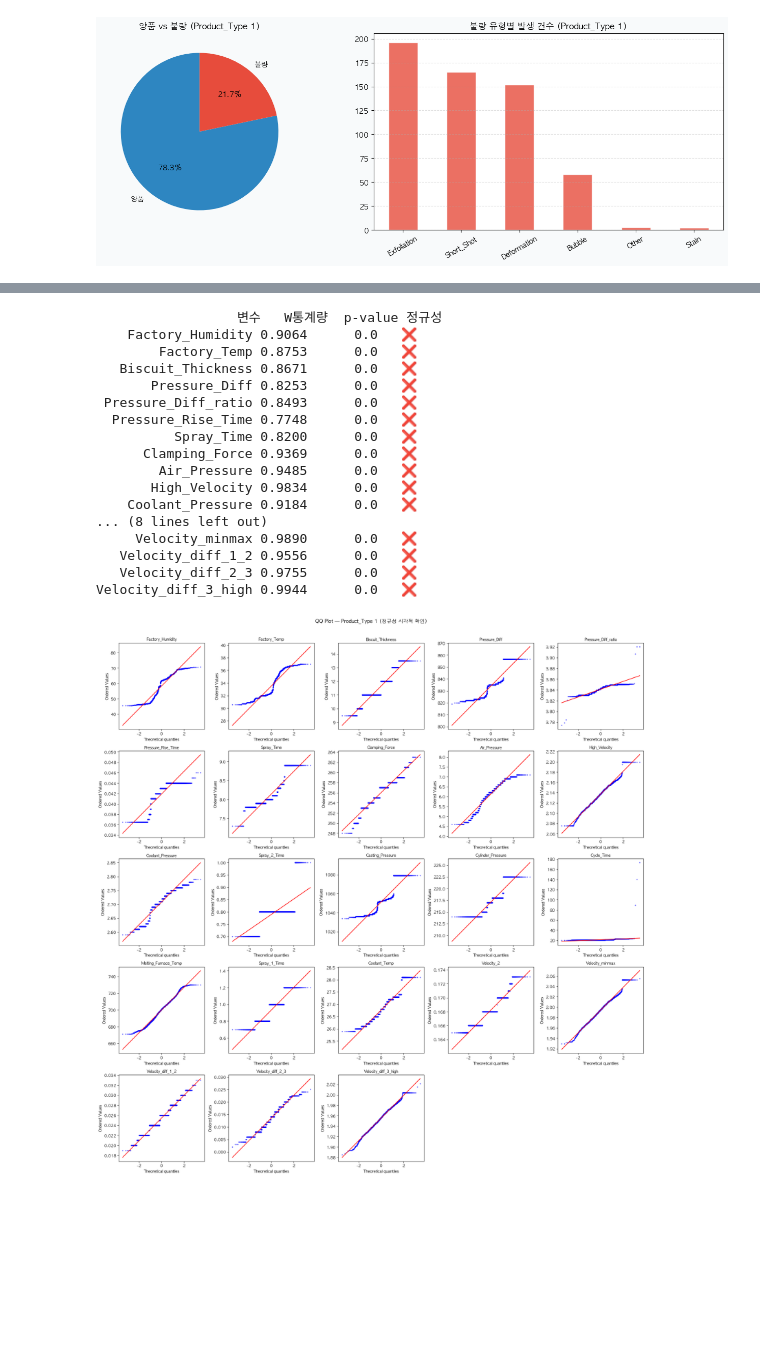
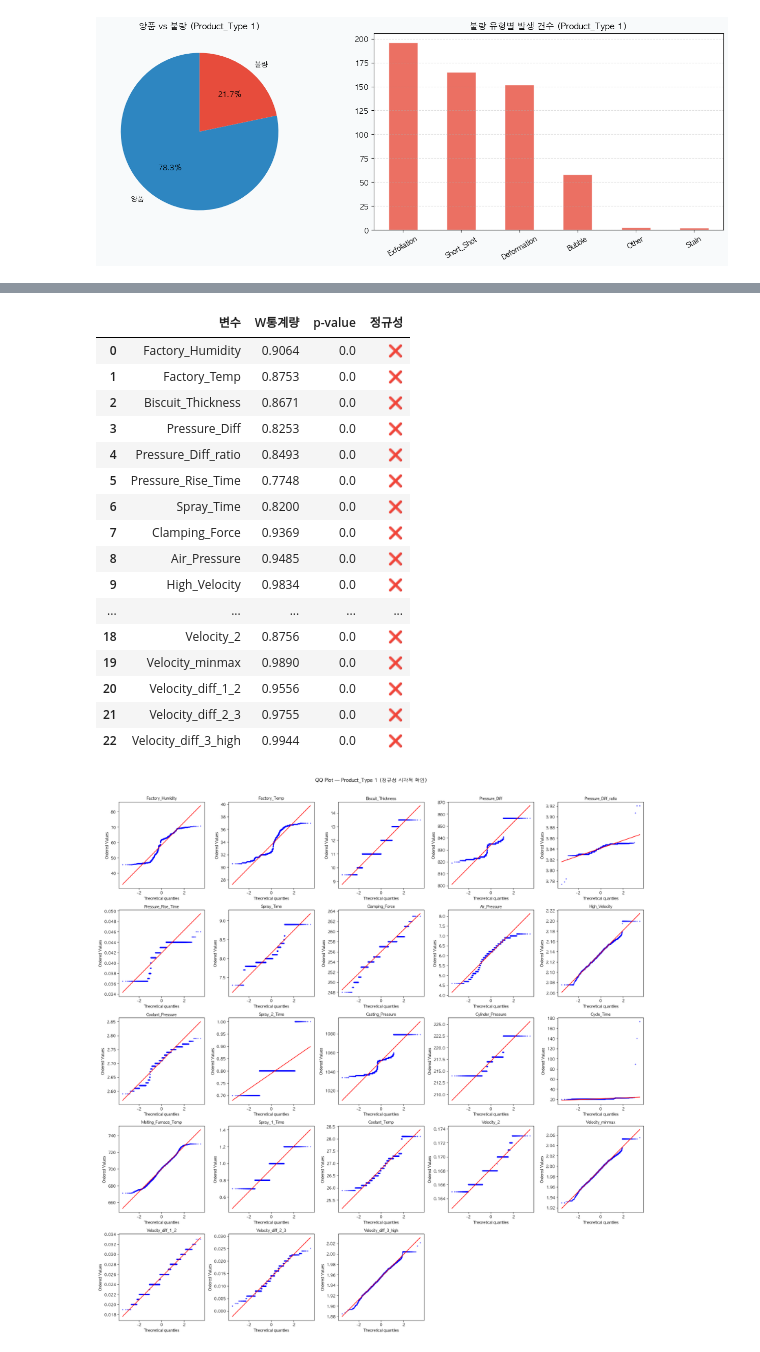
Before and after one commit to heeso0908/hotsix, a Jupyter notebook: notebooks/지소윤/통계.ipynb, the cells around one changed output, grey strips where cells are left out. Saved outputs shown, nothing was run; the diff lists cells and outputs as text; code cells hidden in the pictures; blank space fills up the shorter version.

```diff
--- a/notebooks/지소윤/통계.ipynb
+++ b/notebooks/지소윤/통계.ipynb
@@ -187,51 +187,51 @@ target_vars = [
     'Clamping_Force',
     'Air_Pressure',
     'High_Velocity',
     'Coolant_Pressure',
     # 새로 추가
     'Spray_2_Time',
     'Casting_Pressure',
     'Cylinder_Pressure',
     'Cycle_Time',
     'Melting_Furnace_Temp',
     'Spray_1_Time',
     'Coolant_Temp',
     'Velocity_2',
     'Velocity_minmax',
     'Velocity_diff_1_2',
     'Velocity_diff_2_3',
     'Velocity_diff_3_high'
 ]
 
 results = []
 for col in target_vars:
     stat, p = stats.shapiro(type1_df[col].dropna())
     results.append({
         '변수': col,
         'W통계량': round(stat, 4),
         'p-value': round(p, 4),
         '정규성': '✅' if p > 0.05 else '❌'
     })
 
-print(pd.DataFrame(results).to_string(index=False))
+display(pd.DataFrame(results))
 # %% [output]
-                  변수   W통계량  p-value 정규성
-    Factory_Humidity 0.9064      0.0   ❌
-        Factory_Temp 0.8753      0.0   ❌
-   Biscuit_Thickness 0.8671      0.0   ❌
-       Pressure_Diff 0.8253      0.0   ❌
- Pressure_Diff_ratio 0.8493      0.0   ❌
-  Pressure_Rise_Time 0.7748      0.0   ❌
-          Spray_Time 0.8200      0.0   ❌
-      Clamping_Force 0.9369      0.0   ❌
-        Air_Pressure 0.9485      0.0   ❌
-       High_Velocity 0.9834      0.0   ❌
-    Coolant_Pressure 0.9184      0.0   ❌
-... (8 lines left out)
-     Velocity_minmax 0.9890      0.0   ❌
-   Velocity_diff_1_2 0.9556      0.0   ❌
-   Velocity_diff_2_3 0.9755      0.0   ❌
-Velocity_diff_3_high 0.9944      0.0   ❌
+|  | 변수 | W통계량 | p-value | 정규성 |
+| 0 | Factory_Humidity | 0.9064 | 0.0 | ❌ |
+| 1 | Factory_Temp | 0.8753 | 0.0 | ❌ |
+| 2 | Biscuit_Thickness | 0.8671 | 0.0 | ❌ |
+| 3 | Pressure_Diff | 0.8253 | 0.0 | ❌ |
+| 4 | Pressure_Diff_ratio | 0.8493 | 0.0 | ❌ |
+| 5 | Pressure_Rise_Time | 0.7748 | 0.0 | ❌ |
+| 6 | Spray_Time | 0.8200 | 0.0 | ❌ |
+| 7 | Clamping_Force | 0.9369 | 0.0 | ❌ |
+| 8 | Air_Pressure | 0.9485 | 0.0 | ❌ |
+| 9 | High_Velocity | 0.9834 | 0.0 | ❌ |
+| ... | ... | ... | ... | ... |
+| 18 | Velocity_2 | 0.8756 | 0.0 | ❌ |
+| 19 | Velocity_minmax | 0.9890 | 0.0 | ❌ |
+| 20 | Velocity_diff_1_2 | 0.9556 | 0.0 | ❌ |
+| 21 | Velocity_diff_2_3 | 0.9755 | 0.0 | ❌ |
+| 22 | Velocity_diff_3_high | 0.9944 | 0.0 | ❌ |
 # %%
 #---------------------
 # 1-2. QQ Plot
```
Also changed, not shown: parts of 8 cells of this notebook, 1 other file.
